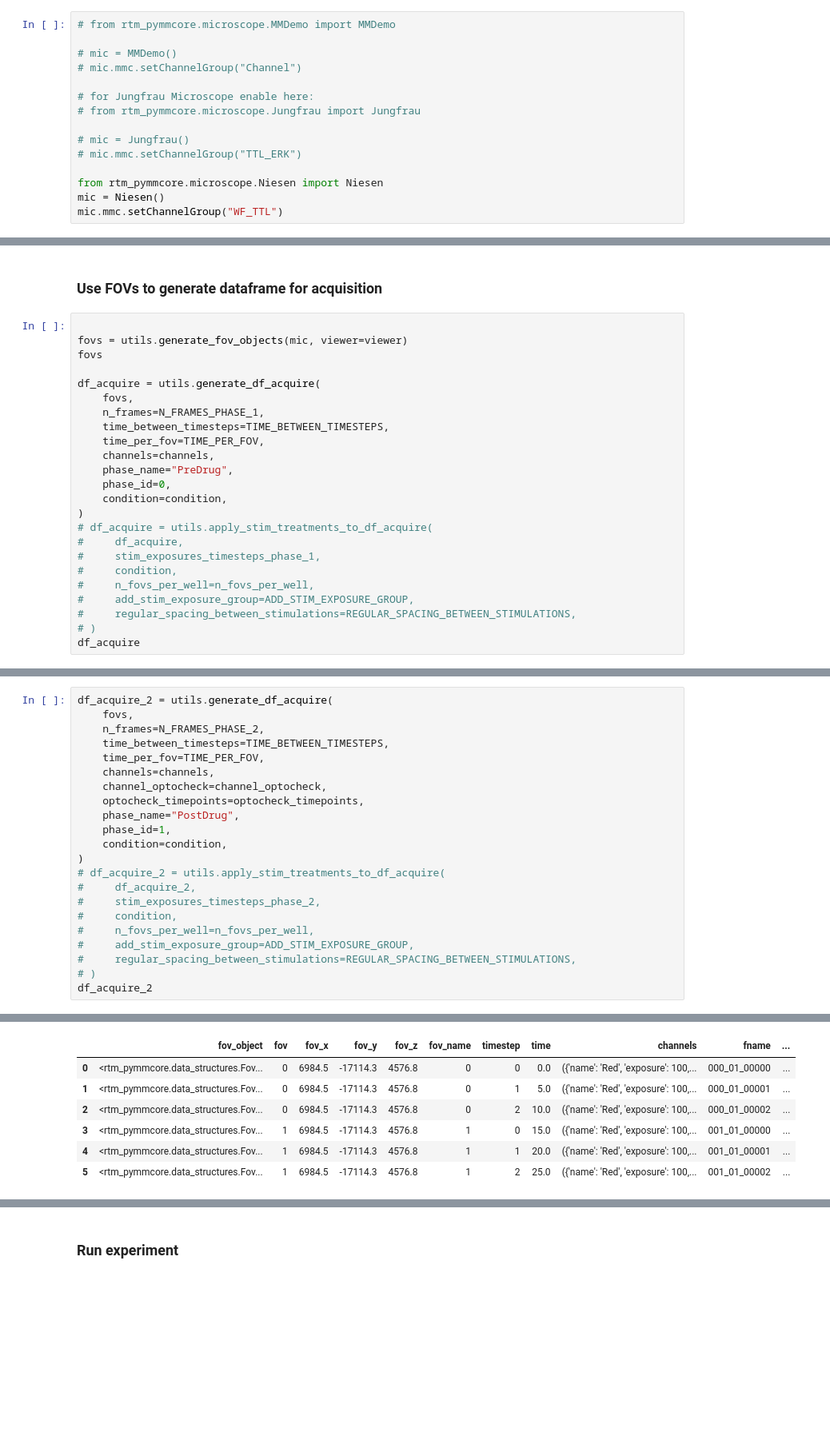
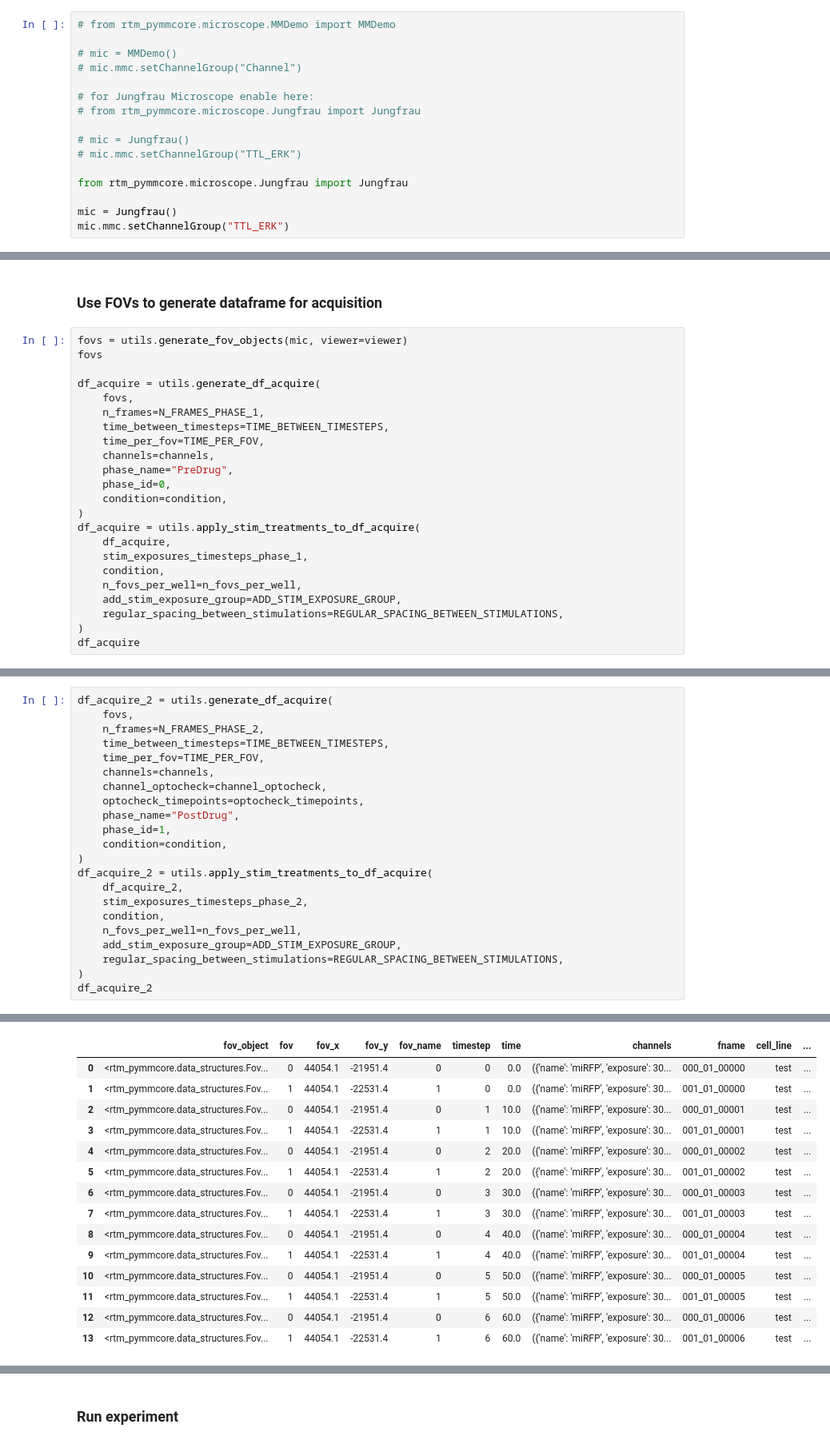
Before and after one commit to alandolt/faro, a Jupyter notebook: 04_full_FOV_stimulation_ERK_new_API.ipynb, the cells around one changed output, grey strips where cells are left out. Shown: that part at 80% size. Cells and saved outputs as stored; diff of their text form; blank space fills up the shorter version.

Commit message:
Tested: Works on Jungfrau microscope
- small bugfixes regarding how timestep_fov is handled.

```diff
--- a/04_full_FOV_stimulation_ERK_new_API.ipynb
+++ b/04_full_FOV_stimulation_ERK_new_API.ipynb
@@ -24,8 +24,9 @@ import pandas as pd
 # mic = Jungfrau()
 # mic.mmc.setChannelGroup("TTL_ERK")
 
-from rtm_pymmcore.microscope.Niesen import Niesen
-mic = Niesen()
-mic.mmc.setChannelGroup("WF_TTL")
+from rtm_pymmcore.microscope.Jungfrau import Jungfrau
+
+mic = Jungfrau()
+mic.mmc.setChannelGroup("TTL_ERK")
 # %%
 ## Configuration options
@@ -181,7 +184,6 @@ if mic.SET_ROI_REQUIRED:
 # %% [markdown]
 ### Use FOVs to generate dataframe for acquisition
 # %%
-
 fovs = utils.generate_fov_objects(mic, viewer=viewer)
 fovs
 
@@ -195,13 +197,13 @@ df_acquire = utils.generate_df_acquire(
     phase_id=0,
     condition=condition,
 )
-# df_acquire = utils.apply_stim_treatments_to_df_acquire(
-#     df_acquire,
-#     stim_exposures_timesteps_phase_1,
-#     condition,
-#     n_fovs_per_well=n_fovs_per_well,
-#     add_stim_exposure_group=ADD_STIM_EXPOSURE_GROUP,
-#     regular_spacing_between_stimulations=REGULAR_SPACING_BETWEEN_STIMULATIONS,
-# )
+df_acquire = utils.apply_stim_treatments_to_df_acquire(
+    df_acquire,
+    stim_exposures_timesteps_phase_1,
+    condition,
+    n_fovs_per_well=n_fovs_per_well,
+    add_stim_exposure_group=ADD_STIM_EXPOSURE_GROUP,
+    regular_spacing_between_stimulations=REGULAR_SPACING_BETWEEN_STIMULATIONS,
+)
 df_acquire
 # %% [output]
@@ -224,13 +236,13 @@ df_acquire_2 = utils.generate_df_acquire(
     phase_id=1,
     condition=condition,
 )
-# df_acquire_2 = utils.apply_stim_treatments_to_df_acquire(
-#     df_acquire_2,
-#     stim_exposures_timesteps_phase_2,
-#     condition,
-#     n_fovs_per_well=n_fovs_per_well,
-#     add_stim_exposure_group=ADD_STIM_EXPOSURE_GROUP,
-#     regular_spacing_between_stimulations=REGULAR_SPACING_BETWEEN_STIMULATIONS,
-# )
+df_acquire_2 = utils.apply_stim_treatments_to_df_acquire(
+    df_acquire_2,
+    stim_exposures_timesteps_phase_2,
+    condition,
+    n_fovs_per_well=n_fovs_per_well,
+    add_stim_exposure_group=ADD_STIM_EXPOSURE_GROUP,
+    regular_spacing_between_stimulations=REGULAR_SPACING_BETWEEN_STIMULATIONS,
+)
 df_acquire_2
 # %% [output]
@@ -238,7 +251,15 @@ Total Experiment Time: 0.006944444444444444h
-|  | fov_object | fov | fov_x | fov_y | fov_z | fov_name | timestep | time | channels | fname | ... |
-| 0 | <rtm_pymmcore.data_structures.Fov... | 0 | 6984.5 | -17114.3 | 4576.8 | 0 | 0 | 0.0 | ({'name': 'Red', 'exposure': 100,... | 000_01_00000 | ... |
-| 1 | <rtm_pymmcore.data_structures.Fov... | 0 | 6984.5 | -17114.3 | 4576.8 | 0 | 1 | 5.0 | ({'name': 'Red', 'exposure': 100,... | 000_01_00001 | ... |
-| 2 | <rtm_pymmcore.data_structures.Fov... | 0 | 6984.5 | -17114.3 | 4576.8 | 0 | 2 | 10.0 | ({'name': 'Red', 'exposure': 100,... | 000_01_00002 | ... |
-| 3 | <rtm_pymmcore.data_structures.Fov... | 1 | 6984.5 | -17114.3 | 4576.8 | 1 | 0 | 15.0 | ({'name': 'Red', 'exposure': 100,... | 001_01_00000 | ... |
-| 4 | <rtm_pymmcore.data_structures.Fov... | 1 | 6984.5 | -17114.3 | 4576.8 | 1 | 1 | 20.0 | ({'name': 'Red', 'exposure': 100,... | 001_01_00001 | ... |
-| 5 | <rtm_pymmcore.data_structures.Fov... | 1 | 6984.5 | -17114.3 | 4576.8 | 1 | 2 | 25.0 | ({'name': 'Red', 'exposure': 100,... | 001_01_00002 | ... |
+|  | fov_object | fov | fov_x | fov_y | fov_name | timestep | time | channels | fname | cell_line | ... |
+| 0 | <rtm_pymmcore.data_structures.Fov... | 0 | 44054.1 | -21951.4 | 0 | 0 | 0.0 | ({'name': 'miRFP', 'exposure': 30... | 000_01_00000 | test | ... |
+| 1 | <rtm_pymmcore.data_structures.Fov... | 1 | 44054.1 | -22531.4 | 1 | 0 | 0.0 | ({'name': 'miRFP', 'exposure': 30... | 001_01_00000 | test | ... |
+| 2 | <rtm_pymmcore.data_structures.Fov... | 0 | 44054.1 | -21951.4 | 0 | 1 | 10.0 | ({'name': 'miRFP', 'exposure': 30... | 000_01_00001 | test | ... |
+| 3 | <rtm_pymmcore.data_structures.Fov... | 1 | 44054.1 | -22531.4 | 1 | 1 | 10.0 | ({'name': 'miRFP', 'exposure': 30... | 001_01_00001 | test | ... |
+| 4 | <rtm_pymmcore.data_structures.Fov... | 0 | 44054.1 | -21951.4 | 0 | 2 | 20.0 | ({'name': 'miRFP', 'exposure': 30... | 000_01_00002 | test | ... |
+| 5 | <rtm_pymmcore.data_structures.Fov... | 1 | 44054.1 | -22531.4 | 1 | 2 | 20.0 | ({'name': 'miRFP', 'exposure': 30... | 001_01_00002 | test | ... |
+| 6 | <rtm_pymmcore.data_structures.Fov... | 0 | 44054.1 | -21951.4 | 0 | 3 | 30.0 | ({'name': 'miRFP', 'exposure': 30... | 000_01_00003 | test | ... |
+| 7 | <rtm_pymmcore.data_structures.Fov... | 1 | 44054.1 | -22531.4 | 1 | 3 | 30.0 | ({'name': 'miRFP', 'exposure': 30... | 001_01_00003 | test | ... |
+| 8 | <rtm_pymmcore.data_structures.Fov... | 0 | 44054.1 | -21951.4 | 0 | 4 | 40.0 | ({'name': 'miRFP', 'exposure': 30... | 000_01_00004 | test | ... |
+| 9 | <rtm_pymmcore.data_structures.Fov... | 1 | 44054.1 | -22531.4 | 1 | 4 | 40.0 | ({'name': 'miRFP', 'exposure': 30... | 001_01_00004 | test | ... |
+| 10 | <rtm_pymmcore.data_structures.Fov... | 0 | 44054.1 | -21951.4 | 0 | 5 | 50.0 | ({'name': 'miRFP', 'exposure': 30... | 000_01_00005 | test | ... |
+| 11 | <rtm_pymmcore.data_structures.Fov... | 1 | 44054.1 | -22531.4 | 1 | 5 | 50.0 | ({'name': 'miRFP', 'exposure': 30... | 001_01_00005 | test | ... |
+| 12 | <rtm_pymmcore.data_structures.Fov... | 0 | 44054.1 | -21951.4 | 0 | 6 | 60.0 | ({'name': 'miRFP', 'exposure': 30... | 000_01_00006 | test | ... |
+| 13 | <rtm_pymmcore.data_structures.Fov... | 1 | 44054.1 | -22531.4 | 1 | 6 | 60.0 | ({'name': 'miRFP', 'exposure': 30... | 001_01_00006 | test | ... |
```
Also changed, not shown: parts of 4 cells of this notebook, 5 other files.
